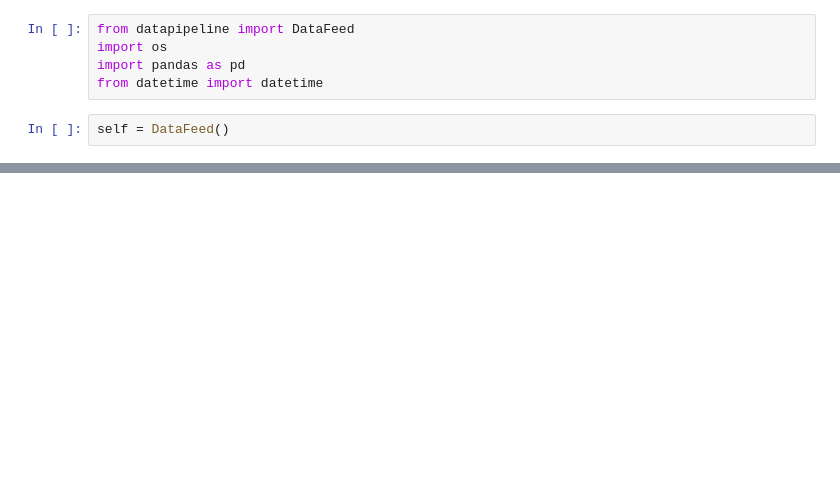
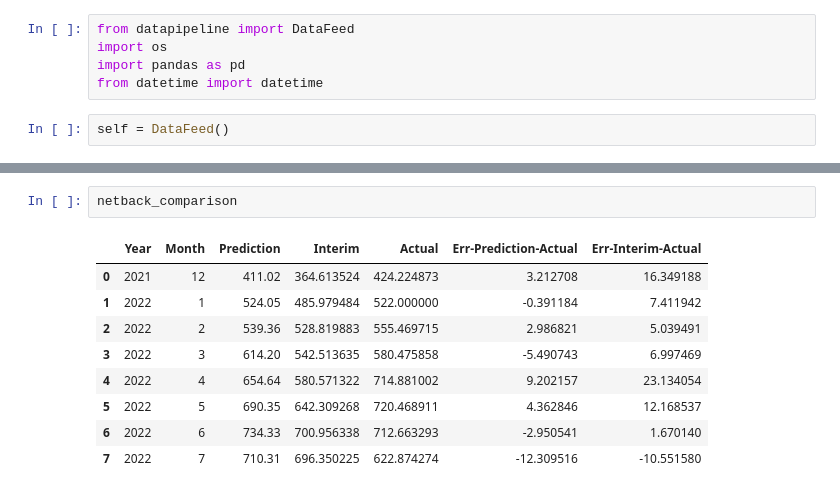
Before and after one commit to ali-meesam/Canpotex, a Jupyter notebook: Data Pipeline.ipynb, the cells around one changed output, grey strips where cells are left out. Saved outputs shown, nothing was run; the diff lists cells and outputs as text; blank space fills up the shorter version.

```diff
--- a/Data Pipeline.ipynb
+++ b/Data Pipeline.ipynb
@@ -53,0 +256,12 @@ def get_freightCost(self):
+# %%
+netback_comparison
+# %% [output]
+|  | Year | Month | Prediction | Interim | Actual | Err-Prediction-Actual | Err-Interim-Actual |
+| 0 | 2021 | 12 | 411.02 | 364.613524 | 424.224873 | 3.212708 | 16.349188 |
+| 1 | 2022 | 1 | 524.05 | 485.979484 | 522.000000 | -0.391184 | 7.411942 |
+| 2 | 2022 | 2 | 539.36 | 528.819883 | 555.469715 | 2.986821 | 5.039491 |
+| 3 | 2022 | 3 | 614.20 | 542.513635 | 580.475858 | -5.490743 | 6.997469 |
+| 4 | 2022 | 4 | 654.64 | 580.571322 | 714.881002 | 9.202157 | 23.134054 |
+| 5 | 2022 | 5 | 690.35 | 642.309268 | 720.468911 | 4.362846 | 12.168537 |
+| 6 | 2022 | 6 | 734.33 | 700.956338 | 712.663293 | -2.950541 | 1.670140 |
+| 7 | 2022 | 7 | 710.31 | 696.350225 | 622.874274 | -12.309516 | -10.551580 |
```
Also changed, not shown: parts of 28 cells of this notebook, 2 other files.
